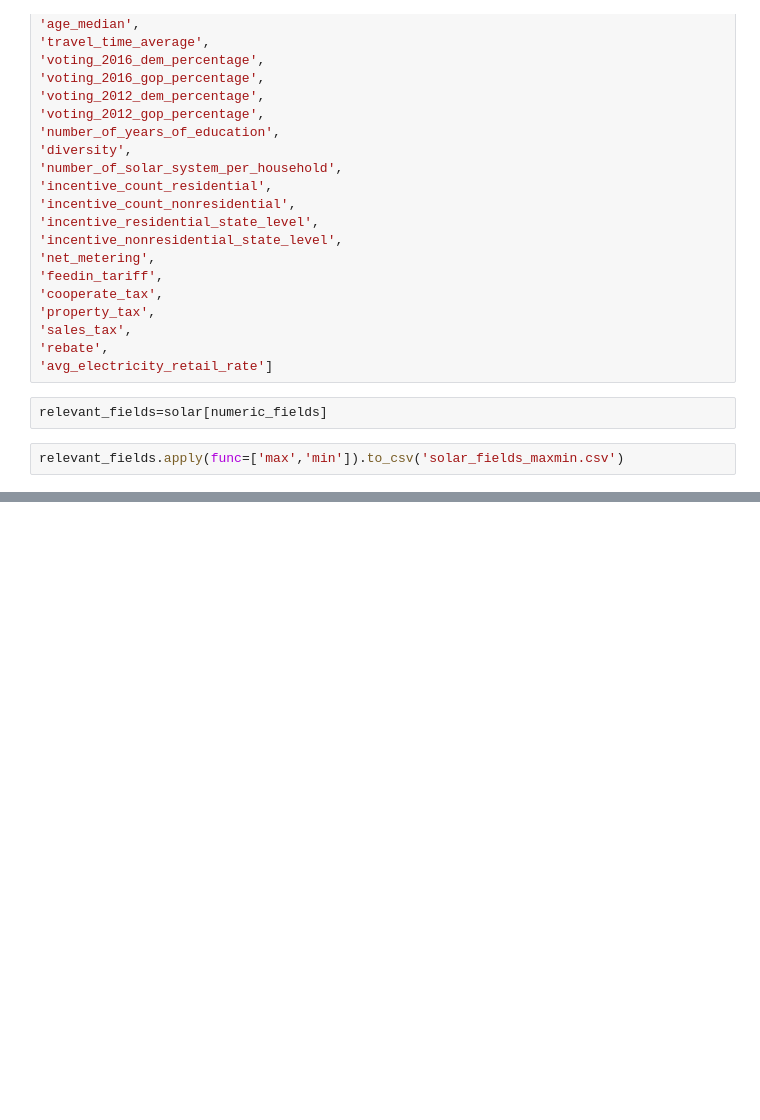
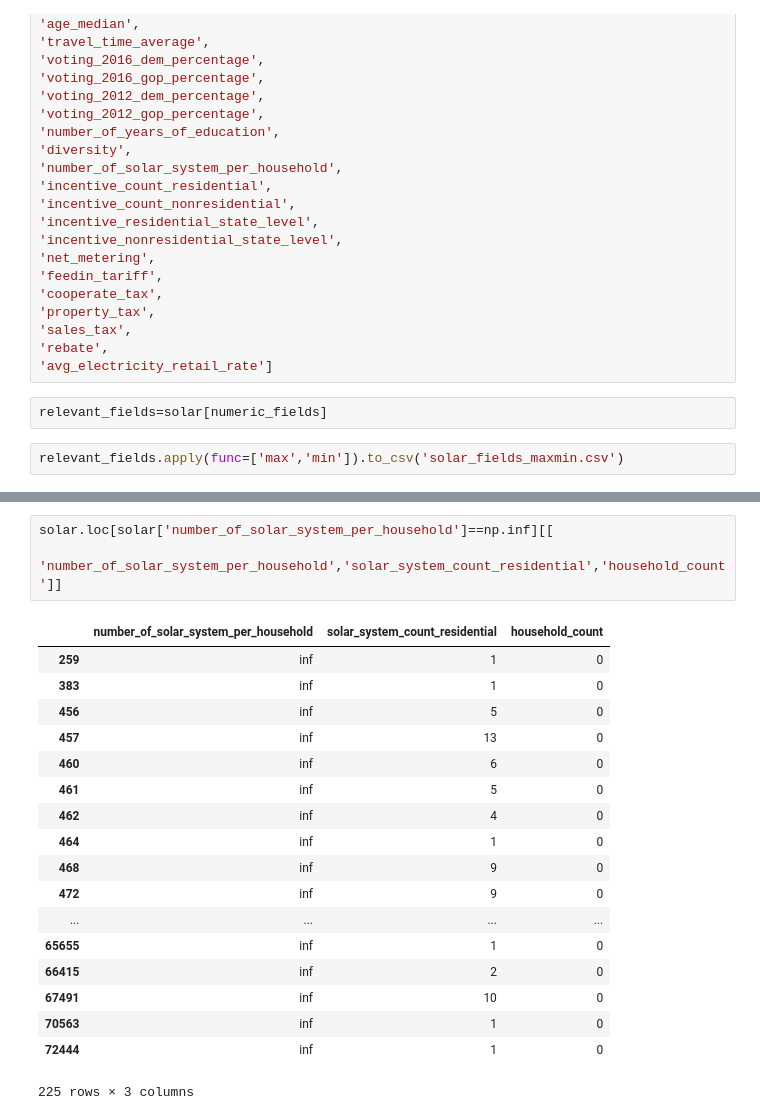
Before and after one commit to daxaurora/capstone_solarpanels, a Jupyter notebook: deepsolar EDA.ipynb, the cells around one changed output, grey strips where cells are left out. Cells and saved outputs as stored; diff of their text form; blank space fills up the shorter version.

```diff
--- a/deepsolar EDA.ipynb
+++ b/deepsolar EDA.ipynb
@@ -221,0 +243,22 @@ relevant_fields.apply(func=['max','min']).to_csv('solar_fields_maxmin.csv')
+# %%
+solar.loc[solar['number_of_solar_system_per_household']==np.inf][[
+    'number_of_solar_system_per_household','solar_system_count_residential','household_count']]
+# %% [output]
+|  | number_of_solar_system_per_household | solar_system_count_residential | household_count |
+| 259 | inf | 1 | 0 |
+| 383 | inf | 1 | 0 |
+| 456 | inf | 5 | 0 |
+| 457 | inf | 13 | 0 |
+| 460 | inf | 6 | 0 |
+| 461 | inf | 5 | 0 |
+| 462 | inf | 4 | 0 |
+| 464 | inf | 1 | 0 |
+| 468 | inf | 9 | 0 |
+| 472 | inf | 9 | 0 |
+| ... | ... | ... | ... |
+| 65655 | inf | 1 | 0 |
+| 66415 | inf | 2 | 0 |
+| 67491 | inf | 10 | 0 |
+| 70563 | inf | 1 | 0 |
+| 72444 | inf | 1 | 0 |
+225 rows × 3 columns
```
Also changed, not shown: parts of 10 cells of this notebook.
